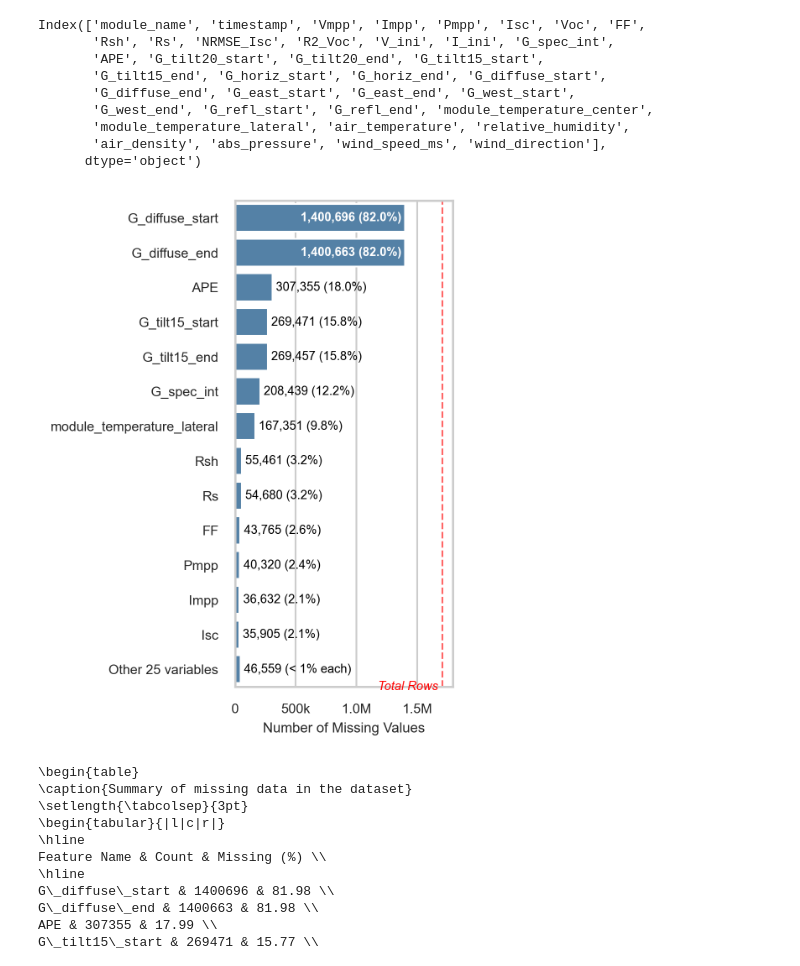
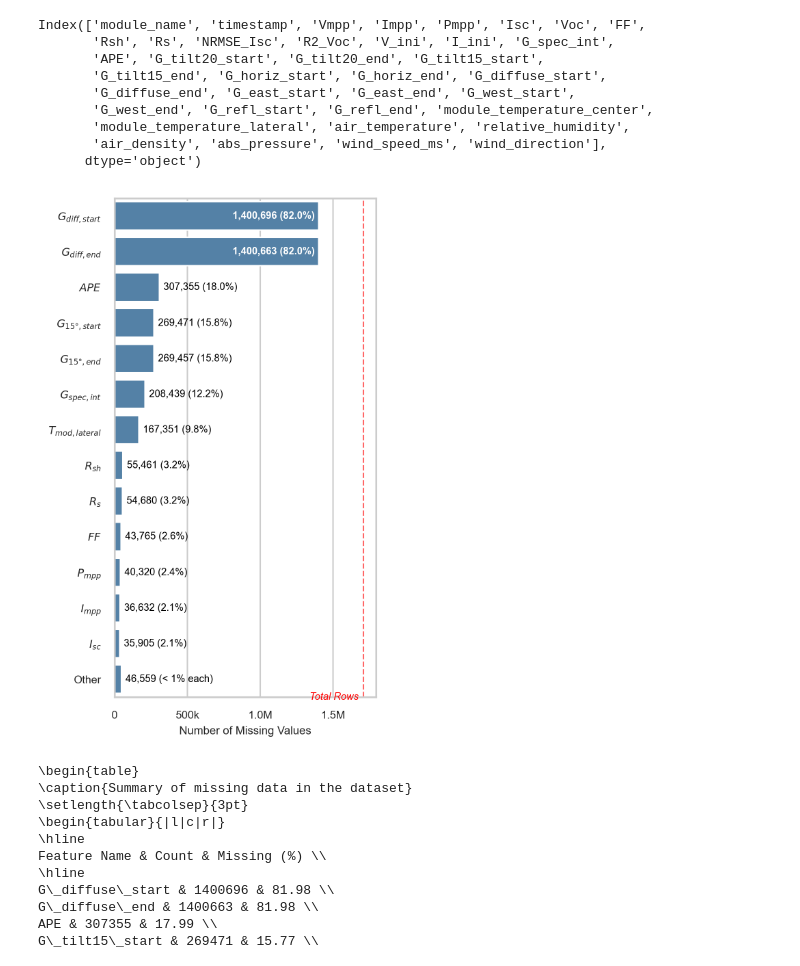
Before and after one commit to slava-yr/PUCP-Inti-Data, a Jupyter notebook: Data Visualization/data_visualization.ipynb, the cells around one changed output. Cells and saved outputs as stored; diff of their text form; code cells hidden in the pictures.

Commit message:
Improved curation and visualization

```diff
--- a/Data Visualization/data_visualization.ipynb
+++ b/Data Visualization/data_visualization.ipynb
@@ -53,6 +53,9 @@ Index(['module_name', 'timestamp', 'Vmpp', 'Impp', 'Pmpp', 'Isc', 'Voc', 'FF',
        'air_density', 'abs_pressure', 'wind_speed_ms', 'wind_direction'],
       dtype='object')
 # %%
+# Create a mapping for the most frequent missing variables
+
+
 # 1. Calculate missing data
 missing_data = pv_dataset.isna().sum().sort_values(ascending=False)
 total_rows = len(pv_dataset)
@@ -65,18 +68,39 @@ df_missing['Percentage'] = (df_missing['MissingCount'] / total_rows) * 100
 df_main = df_missing[df_missing['Percentage'] > 1].copy()
 df_others = df_missing[df_missing['Percentage'] <= 1].copy()
 
+latex_name_map = {
+    'G_diffuse_start': '$G_{diff, start}$',
+    'G_diffuse_end': '$G_{diff, end}$',
+    'G_tilt15_start': '$G_{15°, start}$',
+    'G_tilt15_end': '$G_{15°, end}$',
+    'G_spec_int': '$G_{spec, int}$',
+    'module_temperature_lateral': '$T_{mod, lateral}$',
+    'module_temperature_center': '$T_{mod, center}$',
+    'APE': '$APE$',
+    'Rsh': '$R_{sh}$',
+    'Rs': '$R_{s}$',
+    'FF': '$FF$',
+    'Pmpp': '$P_{mpp}$',
+    'Impp': '$I_{mpp}$',
+    'Isc': '$I_{sc}$',
+    'Voc': '$V_{oc}$'
+}
+
+# Apply the mapping
+df_main['Column'] = df_main['Column'].replace(latex_name_map)
+
 # 3. Group the 'Others' into a single row
 if not df_others.empty:
     other_count = df_others['MissingCount'].sum()
     other_row = pd.DataFrame({
-        'Column': [f'Other {len(df_others)} variables'],
+        'Column': [f'Other'],
         'MissingCount': [other_count],
         'Percentage': [0] # Placeholder, handled custom in the loop below
     })
     df_main = pd.concat([df_main, other_row], ignore_index=True)
 
 # 4. Set up the figure for IEEE 1-column (3.5 inches wide)
-plt.figure(figsize=(3.5, 4.5), dpi=300)
+plt.figure(figsize=(3.5, 5.5), dpi=300)
 sns.set_theme(style="whitegrid", font_scale=0.7)
 
 # Use a single professional color instead of a rainbow
@@ -104,34 +128,34 @@ for i, p in enumerate(ax.patches):
     col_name = df_main.iloc[i]['Column']
 
     # Custom label for the 'Other' grouped bar
     if "Other" in col_name:
         label_text = f'{int(width):,} (< 1% each)'
     else:
         pct = df_main.iloc[i]['Percentage']
         label_text = f'{int(width):,} ({pct:.1f}%)'
 
     # Smart placement: inside bar if long enough, outside if short
     if width > max_width * 0.45:
         # Place inside the bar (aligned right, white text)
         ax.text(width - max_width*0.02, p.get_y() + p.get_height()/2, label_text,
                 va='center', ha='right', color='white', fontsize=7, fontweight='bold')
     else:
         # Place outside the bar (aligned left, black text)
         ax.text(width + max_width*0.02, p.get_y() + p.get_height()/2, label_text,
                 va='center', ha='left', color='black', fontsize=7)
 
 # 8. Add a reference line for the total row limit
 plt.axvline(total_rows, color='red', linestyle='--', alpha=0.6, linewidth=1)
 ax.text(total_rows*0.98, len(df_main)-0.5, 'Total Rows', color='red',
         ha='right', va='center', fontsize=7, style='italic')
 
 plt.tight_layout()
 
 # Save as PDF for high-quality LaTeX insertion!
 plt.savefig('missing_data_chart.pdf', bbox_inches='tight')
 plt.show()
 # %% [output]
-[figure, old version]
+[figure, new version]
 # %%
 # Print as latex table
 df_filtered = df_missing[df_missing['MissingCount'] > 0].copy()
```
Also changed, not shown: parts of 9 cells of this notebook, 2 other files.
